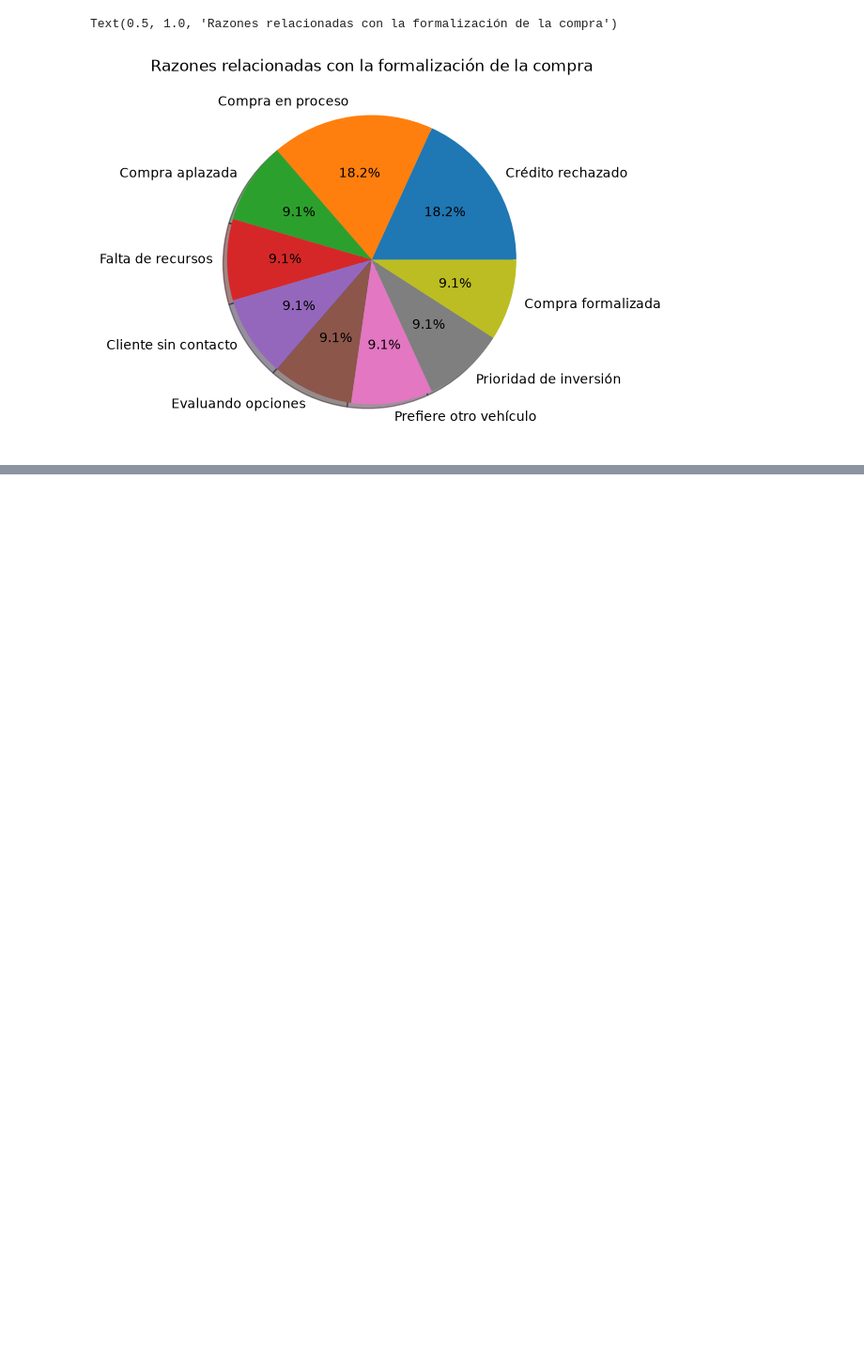
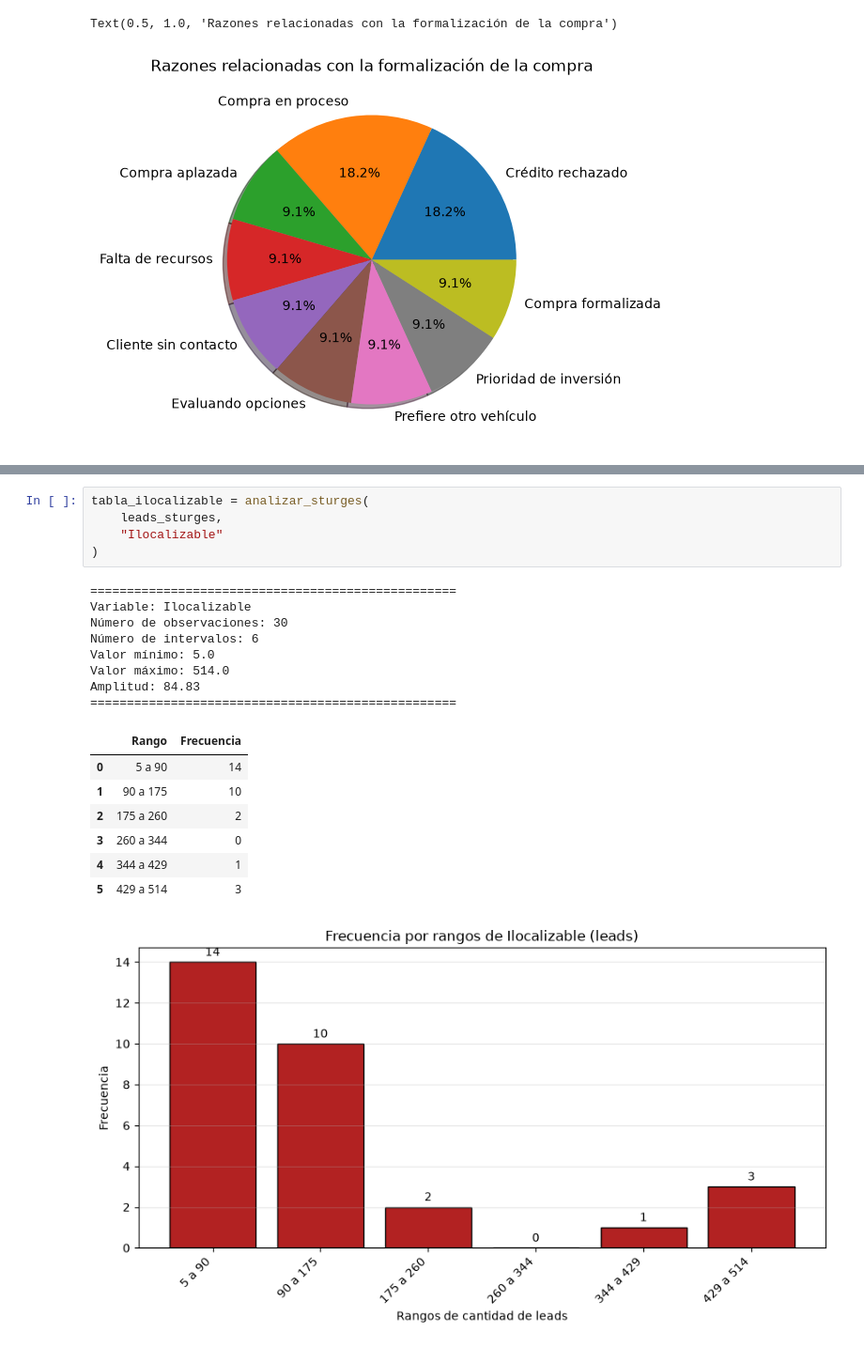
Before and after one commit to pats-pdf/1.-Extracci-n-de-Datos, a Jupyter notebook: Extracción_de_Características/Actividad 4.1/4_Extracción_de_Características.ipynb, the cells around one changed output, grey strips where cells are left out. Shown at 94% size. Saved outputs shown, nothing was run; the diff lists cells and outputs as text; blank space fills up the shorter version.

```diff
--- a/Extracción_de_Características/Actividad 4.1/4_Extracción_de_Características.ipynb
+++ b/Extracción_de_Características/Actividad 4.1/4_Extracción_de_Características.ipynb
@@ -643,0 +881,22 @@ Text(0.5, 1.0, 'Razones relacionadas con la formalización de la compra')
+# %%
+tabla_ilocalizable = analizar_sturges(
+    leads_sturges,
+    "Ilocalizable"
+)
+# %% [output]
+==================================================
+Variable: Ilocalizable
+Número de observaciones: 30
+Número de intervalos: 6
+Valor mínimo: 5.0
+Valor máximo: 514.0
+Amplitud: 84.83
+==================================================
+|  | Rango | Frecuencia |
+| 0 | 5 a 90 | 14 |
+| 1 | 90 a 175 | 10 |
+| 2 | 175 a 260 | 2 |
+| 3 | 260 a 344 | 0 |
+| 4 | 344 a 429 | 1 |
+| 5 | 429 a 514 | 3 |
+[figure, added]
```
Also changed, not shown: parts of 13 cells of this notebook, 1 other file.
